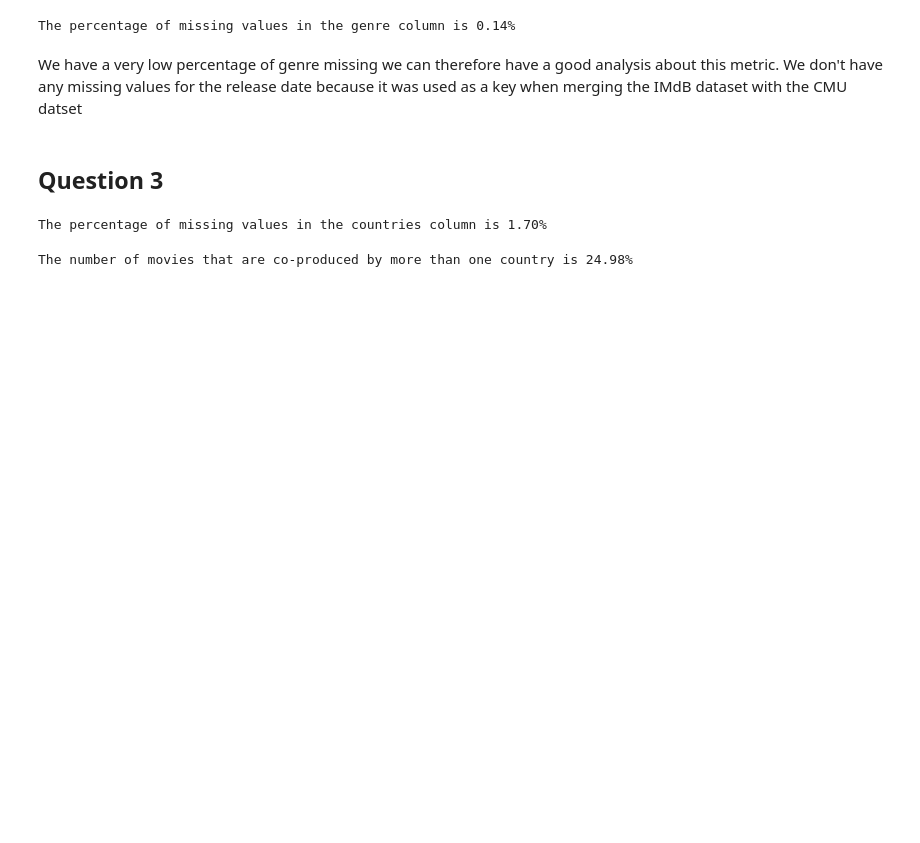
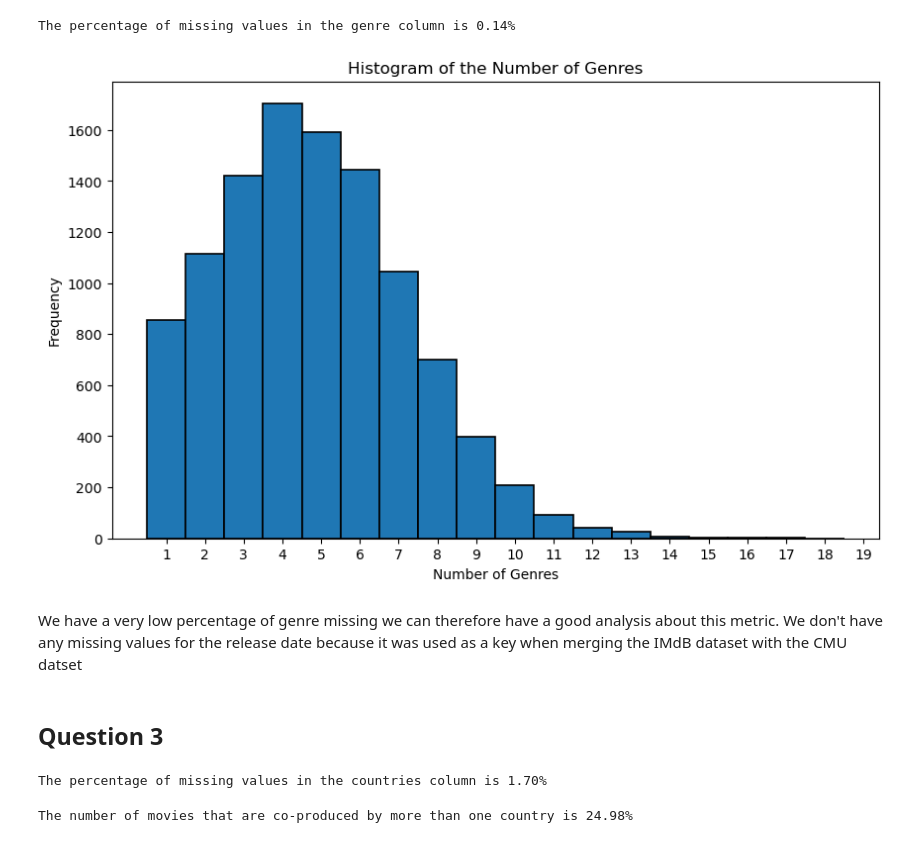
Before and after one commit to epfl-ada/ada-2023-project-nada2023, a Jupyter notebook: clean.ipynb, the cells around one changed output. Drawn from its saved outputs; the diff is of its cells as text; code cells hidden in the pictures; blank space fills up the shorter version.

```diff
--- a/clean.ipynb
+++ b/clean.ipynb
@@ -71,7 +69,9 @@ Instead, we should use the summed gross as the global box office for all the mov
+# %%
+movies_with_gross = movies_with_gross.drop(columns=['box_office'])
 # %%
 # The release date of the movie is in the format of YYYY-MM-DD, we only need the year
 # so we split the date and only keep the year
-movies_clean_release = movies.copy()
+movies_clean_release = movies_with_gross.copy()
 movies_clean_release['release_date'] = movies_clean_release['release_date'].str[:4]
 movies_clean_release['release_date'] = pd.to_numeric(movies_clean_release['release_date'], errors='coerce')
 # Here the errors ignore is to keep the nan in the release date column
@@ -82,7 +82,7 @@ movies_clean_genre['genres'] = movies_clean_genre['genres'].apply(lambda x: list
 # This line is to make the empty list to be nan so the nan are uniform
 movies_clean_genre['genres'] = movies_clean_genre['genres'].apply(lambda x: x if len(x) != 0 else np.nan)
 # %%
-gross_genre_release = gross.copy()
+gross_genre_release = gross_clean.copy()
 #merge gross and movies_clean_genre on wiki_ID
 gross_genre_release = gross_genre_release.merge(movies_clean_genre[['Wiki_ID', 'release_date', 'genres']], on = 'Wiki_ID', how = 'left')
 # %%
@@ -91,6 +91,18 @@ missing_genre_value = gross_genre_release.drop_duplicates(subset='Wiki_ID')['gen
 print('The percentage of missing values in the genre column is {:.2f}%'.format(missing_genre_value))
 # %% [output]
 The percentage of missing values in the genre column is 0.14%
+# %%
+number_of_genres = gross_genre_release.drop_duplicates(subset='Wiki_ID')['genres'].dropna().apply(lambda x: len(x))
+# histogram of the number of genres
+plt.figure(figsize=(10, 6))
+plt.hist(number_of_genres,bins = np.arange(1, 20, 1)-0.5, edgecolor = 'black', linewidth = 1.2)
+plt.xlabel('Number of Genres')
+plt.xticks(np.arange(1, 20, 1))
+plt.ylabel('Frequency')
+plt.title('Histogram of the Number of Genres')
+plt.show()
+# %% [output]
+[figure, added]
 # %% [markdown]
 We have a very low percentage of genre missing we can therefore have a good analysis about this metric. We don't have any missing values for the release date because it was used as a key when merging the IMdB dataset with the CMU datset
 # %% [markdown]
```
Also changed, not shown: parts of 17 cells of this notebook.
